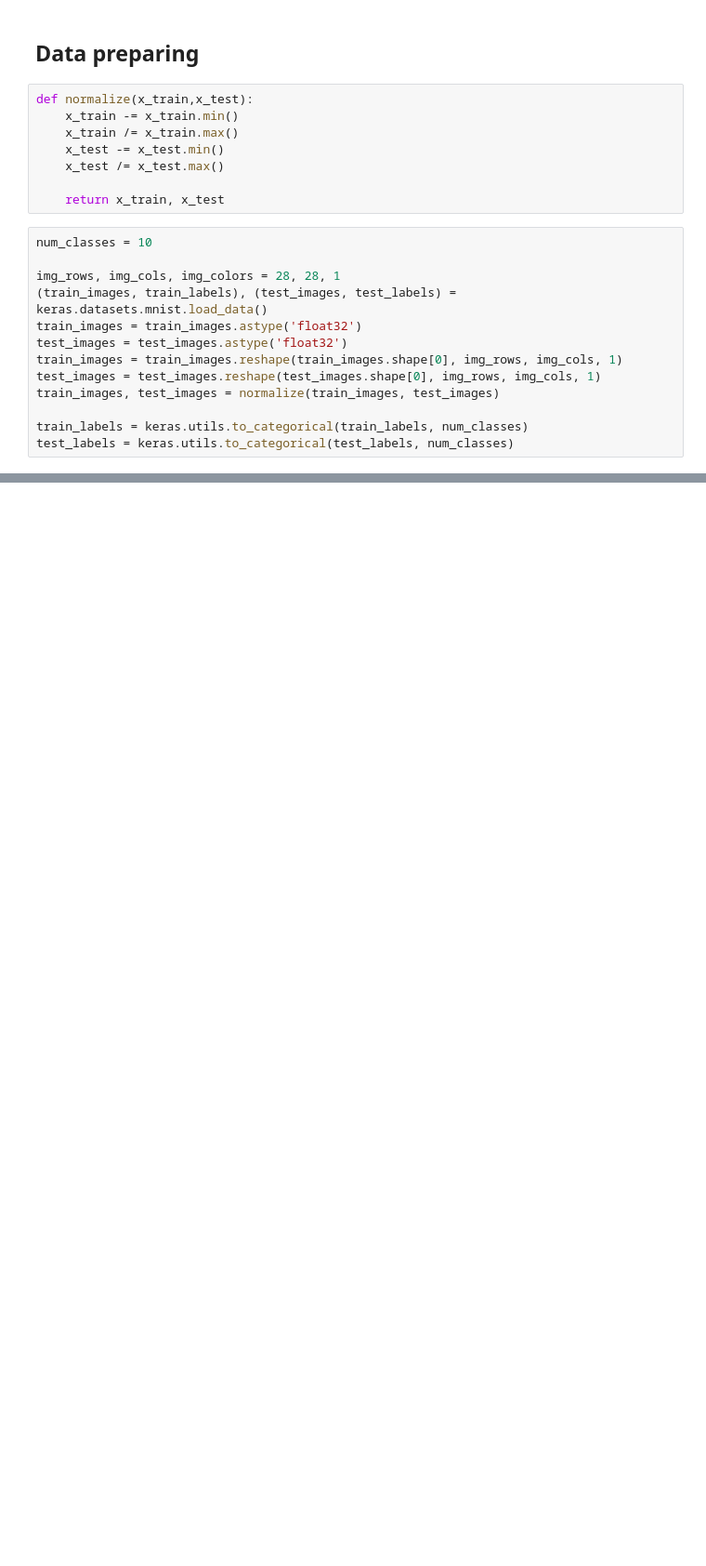
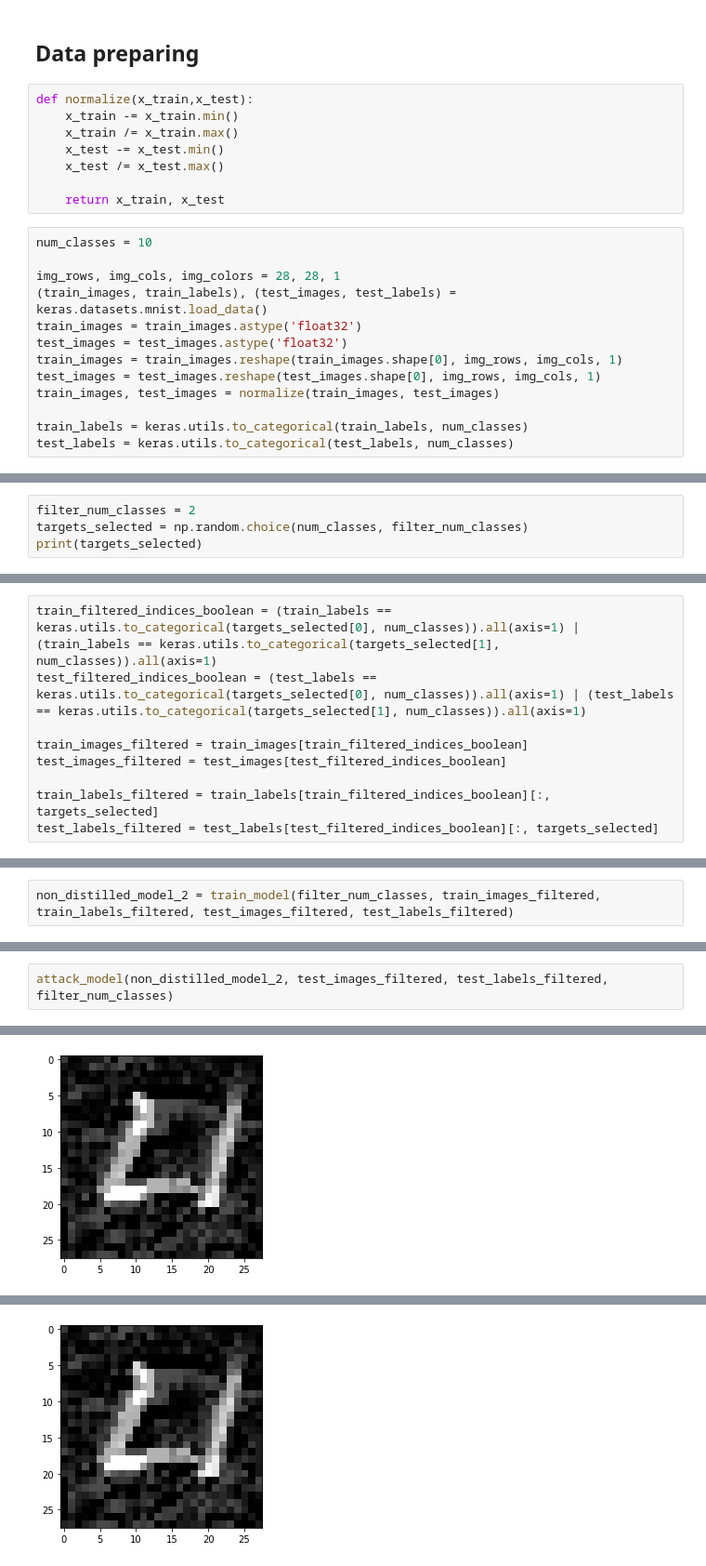
Before and after one commit to moshenas/Adverserial_Learning_Yandex, a Jupyter notebook: assignment4/Assignment4.ipynb, the cells around one changed output, grey strips where cells are left out. Shown at 93% size. Saved outputs shown, nothing was run; the diff lists cells and outputs as text; blank space fills up the shorter version.

```diff
--- a/assignment4/Assignment4.ipynb
+++ b/assignment4/Assignment4.ipynb
@@ -206,0 +360,4 @@ test_labels = keras.utils.to_categorical(test_labels, num_classes)
+# %%
+filter_num_classes = 2
+targets_selected = np.random.choice(num_classes, filter_num_classes)
+print(targets_selected)
@@ -206,0 +366,9 @@ test_labels = keras.utils.to_categorical(test_labels, num_classes)
+# %%
+train_filtered_indices_boolean = (train_labels == keras.utils.to_categorical(targets_selected[0], num_classes)).all(axis=1) | (train_labels == keras.utils.to_categorical(targets_selected[1], num_classes)).all(axis=1)
+test_filtered_indices_boolean = (test_labels == keras.utils.to_categorical(targets_selected[0], num_classes)).all(axis=1) | (test_labels == keras.utils.to_categorical(targets_selected[1], num_classes)).all(axis=1)
+
+train_images_filtered = train_images[train_filtered_indices_boolean]
+test_images_filtered = test_images[test_filtered_indices_boolean]
+
+train_labels_filtered = train_labels[train_filtered_indices_boolean][:, targets_selected]
+test_labels_filtered = test_labels[test_filtered_indices_boolean][:, targets_selected]
@@ -206,0 +377,2 @@ test_labels = keras.utils.to_categorical(test_labels, num_classes)
+# %%
+non_distilled_model_2 = train_model(filter_num_classes, train_images_filtered, train_labels_filtered, test_images_filtered, test_labels_filtered)
@@ -206,0 +397,3 @@ test_labels = keras.utils.to_categorical(test_labels, num_classes)
+# %%
+attack_model(non_distilled_model_2, test_images_filtered, test_labels_filtered, filter_num_classes)
+# %% [output]
@@ -206,0 +404 @@ test_labels = keras.utils.to_categorical(test_labels, num_classes)
+[figure, added]
@@ -206,0 +412 @@ test_labels = keras.utils.to_categorical(test_labels, num_classes)
+[figure, added]
```
Also changed, not shown: parts of 27 cells of this notebook, 4 other files.
